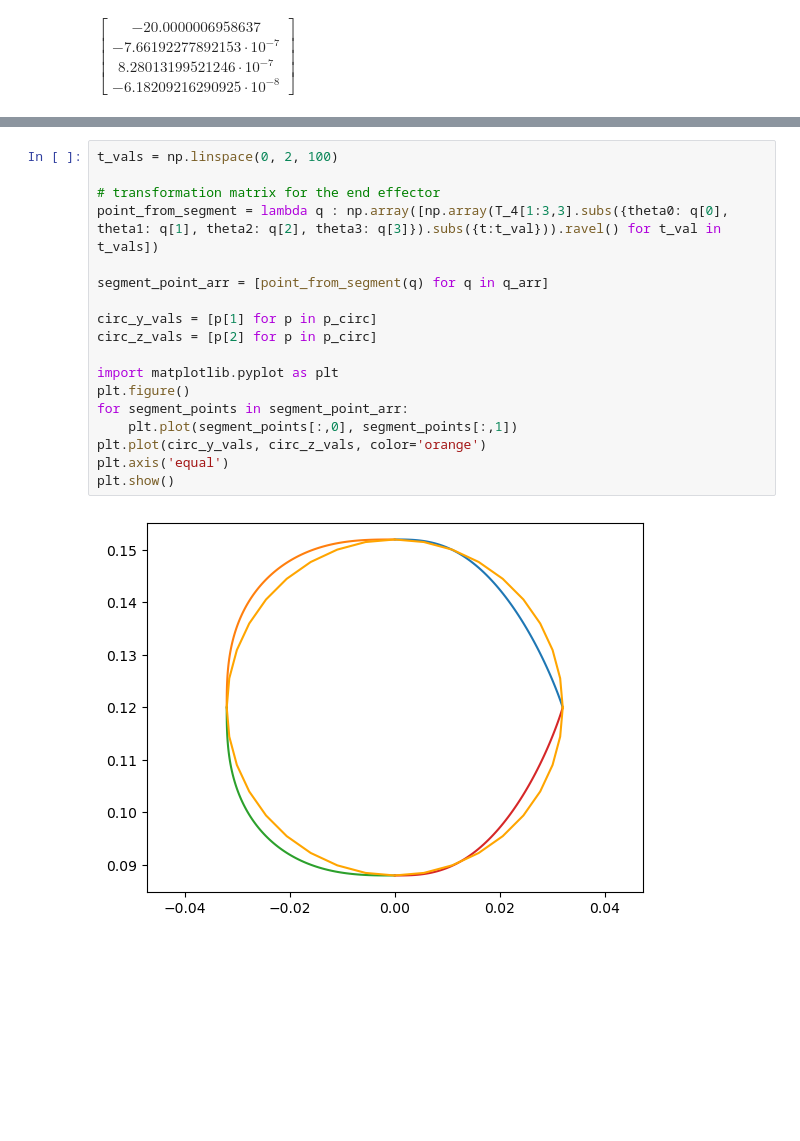
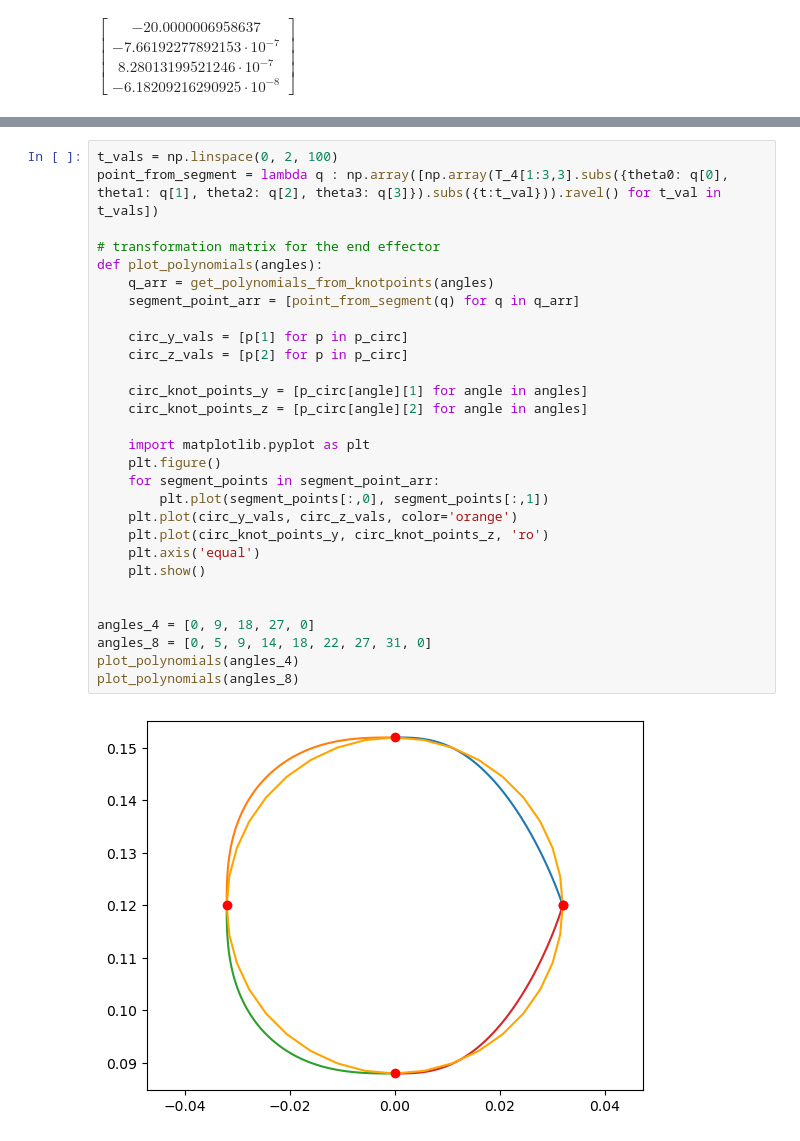
Before and after one commit to VictorLier/Robotics, a Jupyter notebook: Assignment/teori.ipynb, the cells around one changed output, grey strips where cells are left out. Drawn from its saved outputs; the diff is of its cells as text; blank space fills up the shorter version.

Commit message:
Created function for plotting

```diff
--- a/Assignment/teori.ipynb
+++ b/Assignment/teori.ipynb
@@ -312,20 +295,31 @@ $\displaystyle \left[\begin{matrix}- 0.005659 t^{5} + 0.01705 t^{4} + 0.007272 t
 # %%
 t_vals = np.linspace(0, 2, 100)
+point_from_segment = lambda q : np.array([np.array(T_4[1:3,3].subs({theta0: q[0], theta1: q[1], theta2: q[2], theta3: q[3]}).subs({t:t_val})).ravel() for t_val in t_vals])
 
 # transformation matrix for the end effector
-point_from_segment = lambda q : np.array([np.array(T_4[1:3,3].subs({theta0: q[0], theta1: q[1], theta2: q[2], theta3: q[3]}).subs({t:t_val})).ravel() for t_val in t_vals])
+def plot_polynomials(angles):
+    q_arr = get_polynomials_from_knotpoints(angles)
+    segment_point_arr = [point_from_segment(q) for q in q_arr]
 
-segment_point_arr = [point_from_segment(q) for q in q_arr]
+    circ_y_vals = [p[1] for p in p_circ]
+    circ_z_vals = [p[2] for p in p_circ]
 
-circ_y_vals = [p[1] for p in p_circ]
-circ_z_vals = [p[2] for p in p_circ]
+    circ_knot_points_y = [p_circ[angle][1] for angle in angles]
+    circ_knot_points_z = [p_circ[angle][2] for angle in angles]
 
-import matplotlib.pyplot as plt
-plt.figure()
-for segment_points in segment_point_arr:
-    plt.plot(segment_points[:,0], segment_points[:,1])
-plt.plot(circ_y_vals, circ_z_vals, color='orange')
-plt.axis('equal')
-plt.show()
+    import matplotlib.pyplot as plt
+    plt.figure()
+    for segment_points in segment_point_arr:
+        plt.plot(segment_points[:,0], segment_points[:,1])
+    plt.plot(circ_y_vals, circ_z_vals, color='orange')
+    plt.plot(circ_knot_points_y, circ_knot_points_z, 'ro')
+    plt.axis('equal')
+    plt.show()
+
+
+angles_4 = [0, 9, 18, 27, 0]
+angles_8 = [0, 5, 9, 14, 18, 22, 27, 31, 0]
+plot_polynomials(angles_4)
+plot_polynomials(angles_8)
 # %% [output]
-[figure, old version]
+[figure, new version]
```
Also changed, not shown: parts of 3 cells of this notebook.
